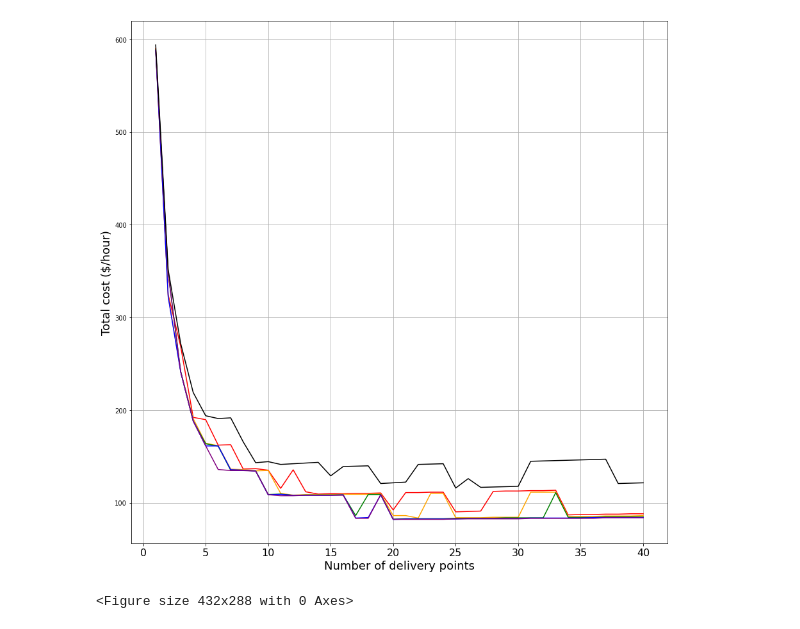
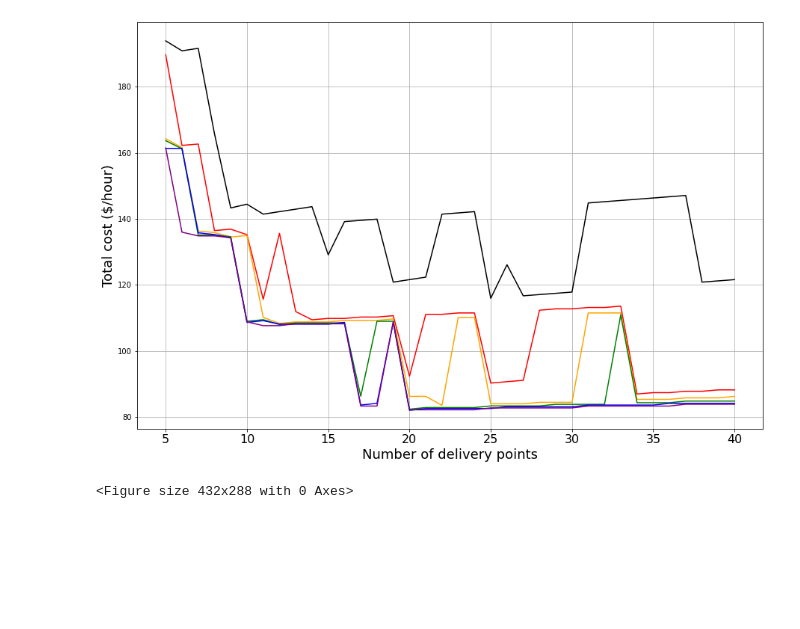
Before and after one commit to SIMONAIRV/figures, a Jupyter notebook: M3S6K/FigS6K.ipynb, the cells around one changed output. Drawn from its saved outputs; the diff is of its cells as text; code cells hidden in the pictures; blank space fills up the shorter version.

```diff
--- a/M3S6K/FigS6K.ipynb
+++ b/M3S6K/FigS6K.ipynb
@@ -37,29 +37,27 @@ df3 = pd.read_csv("M3S6R10TP1VTO90VTI25VD70PT100PD3.3K3.csv", index_col=0)
 df4 = pd.read_csv("M3S6R10TP1VTO90VTI25VD70PT100PD3.3K4.csv", index_col=0)
 df5 = pd.read_csv("M3S6R10TP1VTO90VTI25VD70PT100PD3.3K5.csv", index_col=0)
 df6 = pd.read_csv("M3S6R10TP1VTO90VTI25VD70PT100PD3.3K6.csv", index_col=0)
-df = transformation(df)
-df2 = transformation(df2)
-df3 = transformation(df3)
-df4 = transformation(df4)
-df5 = transformation(df5)
-df6 = transformation(df6)
+df = transformation(df)[4:]
+df2 = transformation(df2)[4:]
+df3 = transformation(df3)[4:]
+df4 = transformation(df4)[4:]
+df5 = transformation(df5)[4:]
+df6 = transformation(df6)[4:]
 # %%
-fig = plt.figure(figsize=(15, 15))
-plt.plot("Np", "Ct", data=df2,  color="red", linestyle="-", label="k=2")
-plt.plot("Np", "Ct", data=df3,  color="orange", linestyle="-", label="k=3")
-plt.plot("Np", "Ct", data=df4,  color="green", linestyle="-", label="k=4")
-plt.plot("Np", "Ct", data=df5,  color="blue", linestyle="-", label="k=5")
-plt.plot("Np", "Ct", data=df6,  color="purple", linestyle="-", label="k=6")
-plt.plot("Np", "Ct", data=df,  color="black", linestyle="-", label="k=1 (Baseline)")
-#plt.yticks([100, 200, 300, 400], fontsize=16)
-plt.xticks([0, 5, 10, 15, 20, 25, 30, 35, 40], fontsize=16)
+fig = plt.figure(figsize=(15, 10))
+plt.plot("Np", "Ct", data=df2,  color="red", linestyle="-")
+plt.plot("Np", "Ct", data=df3,  color="orange", linestyle="-")
+plt.plot("Np", "Ct", data=df4,  color="green", linestyle="-")
+plt.plot("Np", "Ct", data=df5,  color="blue", linestyle="-")
+plt.plot("Np", "Ct", data=df6,  color="purple", linestyle="-")
+plt.plot("Np", "Ct", data=df,  color="black", linestyle="-")
+plt.xticks([5, 10, 15, 20, 25, 30, 35, 40], fontsize=16)
 plt.xlabel("Number of delivery points", fontsize=18)
 plt.ylabel("Total cost ($/hour)", fontsize=18)
-#plt.legend(fontsize=16)
 plt.grid()
 plt.show()
 plt.draw()
 fig.savefig("M3S6K")
 # %% [output]
-[figure, old version]
+[figure, new version]
 <Figure size 432x288 with 0 Axes>
```
